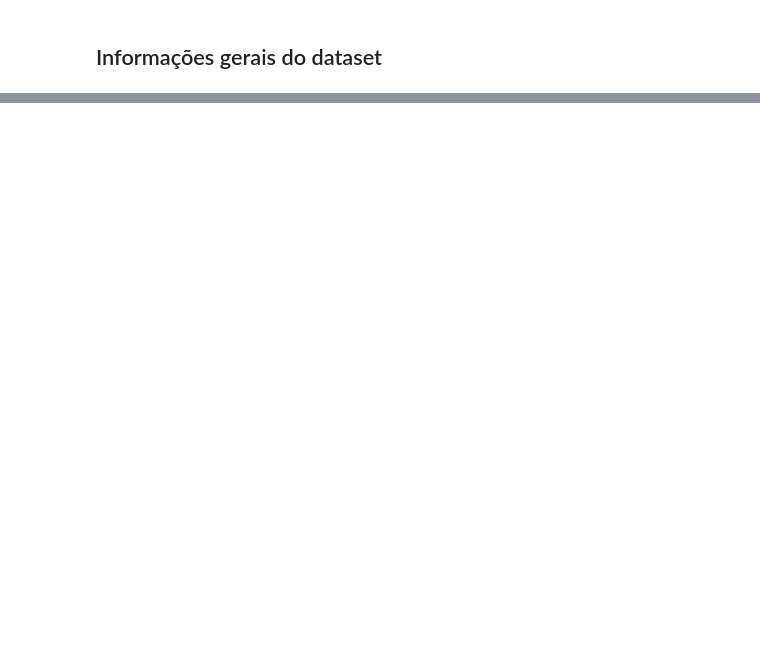
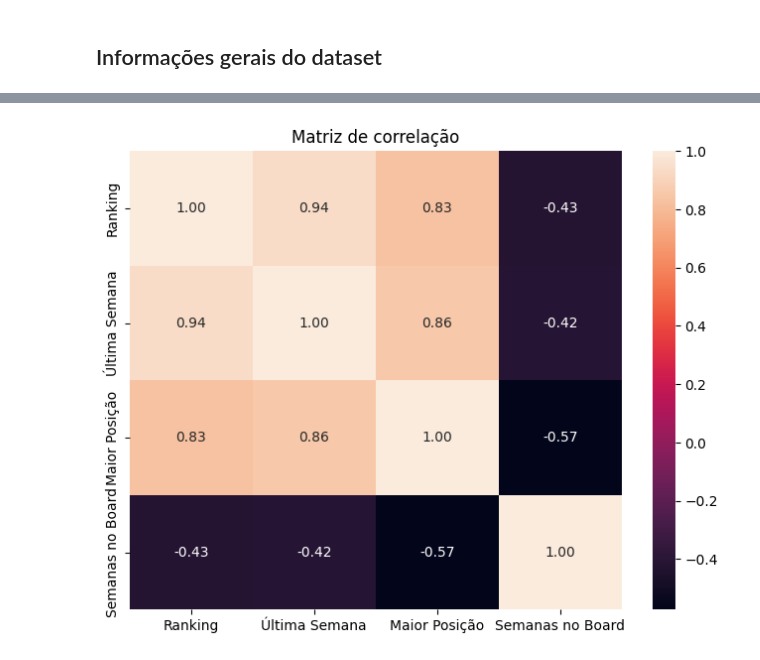
Before and after one commit to EnzoMagaldi/Trabalho_IA, a Jupyter notebook: trab_1.ipynb, the cells around one changed output, grey strips where cells are left out. Cells and saved outputs as stored; diff of their text form; code cells hidden in the pictures; blank space fills up the shorter version.

```diff
--- a/trab_1.ipynb
+++ b/trab_1.ipynb
@@ -50,0 +129,19 @@ charts.describe()
+# %%
+correlacao = charts[
+    ["Ranking", "Última Semana", "Maior Posição", "Semanas no Board"]
+].corr()
+
+correlacao
+plt.figure(figsize=(8, 6))
+
+sns.heatmap(
+    correlacao,
+    annot=True,
+    fmt=".2f"
+)
+
+plt.title("Matriz de correlação")
+
+plt.show()
+# %% [output]
+[figure, added]
```
Also changed, not shown: parts of 13 cells of this notebook.
